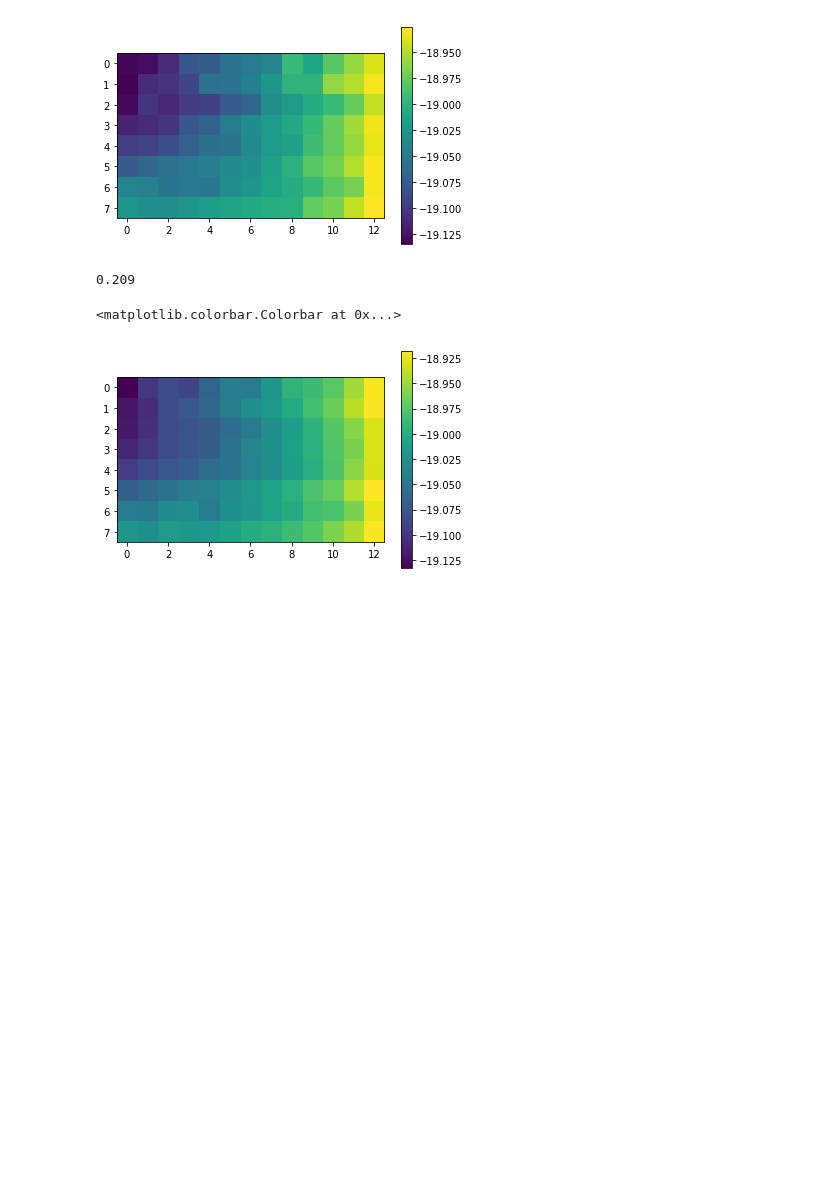
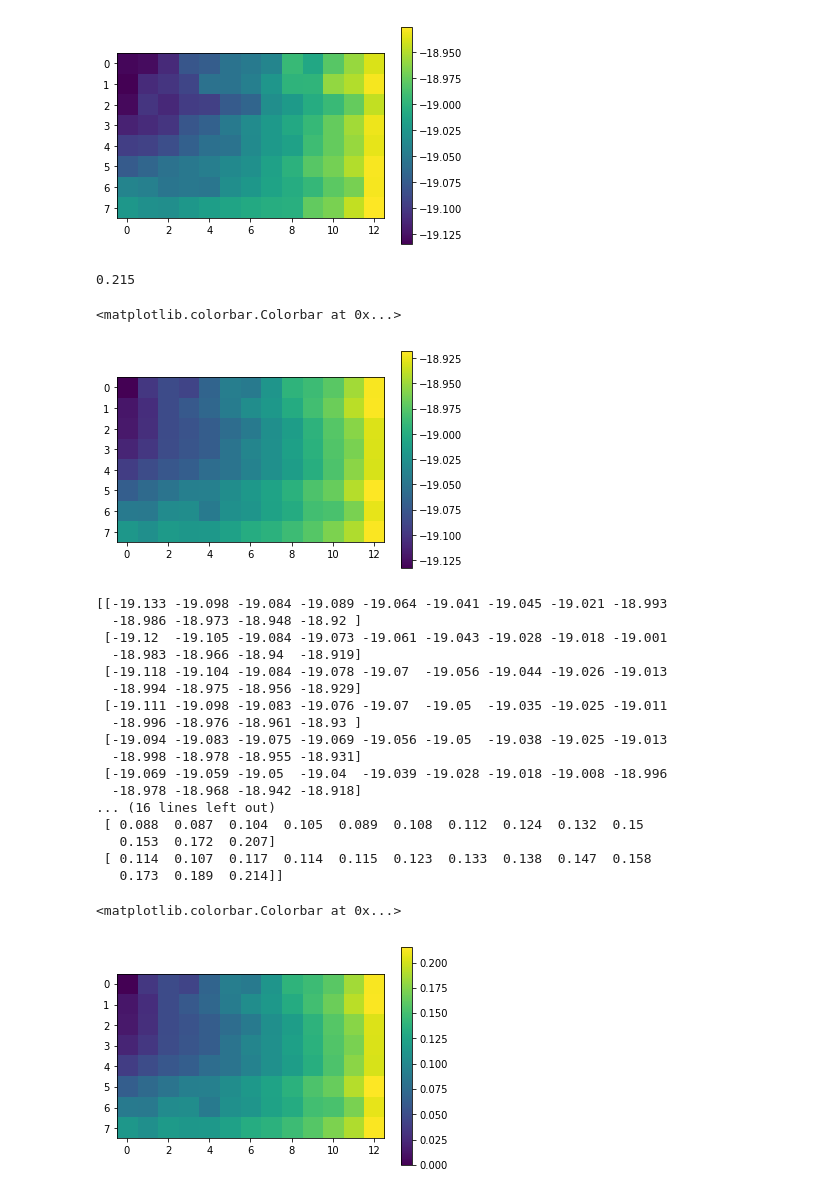
Before and after one commit to dummy3k/PyGCodeLevel, a Jupyter notebook: notebooks/heightmap.ipynb, the cells around one changed output. Drawn from its saved outputs; the diff is of its cells as text; code cells hidden in the pictures; blank space fills up the shorter version.

```diff
--- a/notebooks/heightmap.ipynb
+++ b/notebooks/heightmap.ipynb
@@ -35,9 +37,36 @@ print(hmnp.max() - hmnp.min())
 # %%
 hm = [[-19.133, -19.098, -19.084, -19.089, -19.064, -19.041, -19.045, -19.021, -18.993, -18.986, -18.973, -18.948, -18.92], [-19.12, -19.105, -19.084, -19.073, -19.061, -19.043, -19.028, -19.018, -19.001, -18.983, -18.966, -18.94, -18.919], [-19.118, -19.104, -19.084, -19.078, -19.07, -19.056, -19.044, -19.026, -19.013, -18.994, -18.975, -18.956, -18.929], [-19.111, -19.098, -19.083, -19.076, -19.07, -19.05, -19.035, -19.025, -19.011, -18.996, -18.976, -18.961, -18.93], [-19.094, -19.083, -19.075, -19.069, -19.056, -19.05, -19.038, -19.025, -19.013, -18.998, -18.978, -18.955, -18.931], [-19.069, -19.059, -19.05, -19.04, -19.039, -19.028, -19.018, -19.008, -18.996, -18.978, -18.968, -18.942, -18.918], [-19.045, -19.046, -19.029, -19.028, -19.044, -19.025, -19.021, -19.009, -19.001, -18.983, -18.98, -18.961, -18.926], [-19.019, -19.026, -19.016, -19.019, -19.018, -19.01, -19.0, -18.995, -18.986, -18.975, -18.96, -18.944, -18.919]]
+hmnp = np.array(hm)
 print(hmnp.max() - hmnp.min())
 plt.imshow(hm)
 plt.colorbar()
 # %% [output]
-0.209
+0.215
 <matplotlib.colorbar.Colorbar at 0x...>
 [figure]
+# %%
+hm_norm = hmnp - hmnp[0][0]
+print(hmnp)
+print(hm_norm)
+plt.imshow(hm_norm)
+plt.colorbar()
+# %% [output]
+[[-19.133 -19.098 -19.084 -19.089 -19.064 -19.041 -19.045 -19.021 -18.993
+  -18.986 -18.973 -18.948 -18.92 ]
+ [-19.12  -19.105 -19.084 -19.073 -19.061 -19.043 -19.028 -19.018 -19.001
+  -18.983 -18.966 -18.94  -18.919]
+ [-19.118 -19.104 -19.084 -19.078 -19.07  -19.056 -19.044 -19.026 -19.013
+  -18.994 -18.975 -18.956 -18.929]
+ [-19.111 -19.098 -19.083 -19.076 -19.07  -19.05  -19.035 -19.025 -19.011
+  -18.996 -18.976 -18.961 -18.93 ]
+ [-19.094 -19.083 -19.075 -19.069 -19.056 -19.05  -19.038 -19.025 -19.013
+  -18.998 -18.978 -18.955 -18.931]
+ [-19.069 -19.059 -19.05  -19.04  -19.039 -19.028 -19.018 -19.008 -18.996
+  -18.978 -18.968 -18.942 -18.918]
+... (16 lines left out)
+ [ 0.088  0.087  0.104  0.105  0.089  0.108  0.112  0.124  0.132  0.15
+   0.153  0.172  0.207]
+ [ 0.114  0.107  0.117  0.114  0.115  0.123  0.133  0.138  0.147  0.158
+   0.173  0.189  0.214]]
+<matplotlib.colorbar.Colorbar at 0x...>
+[figure, added]
```
Also changed, not shown: parts of 1 cell of this notebook, 7 other files.
